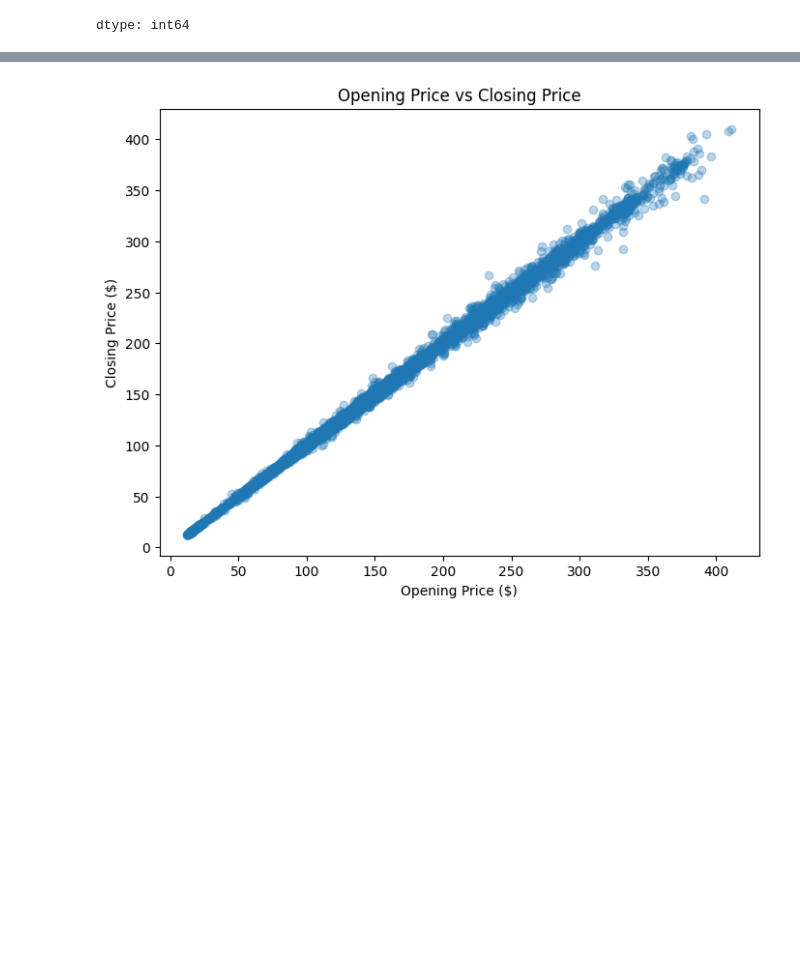
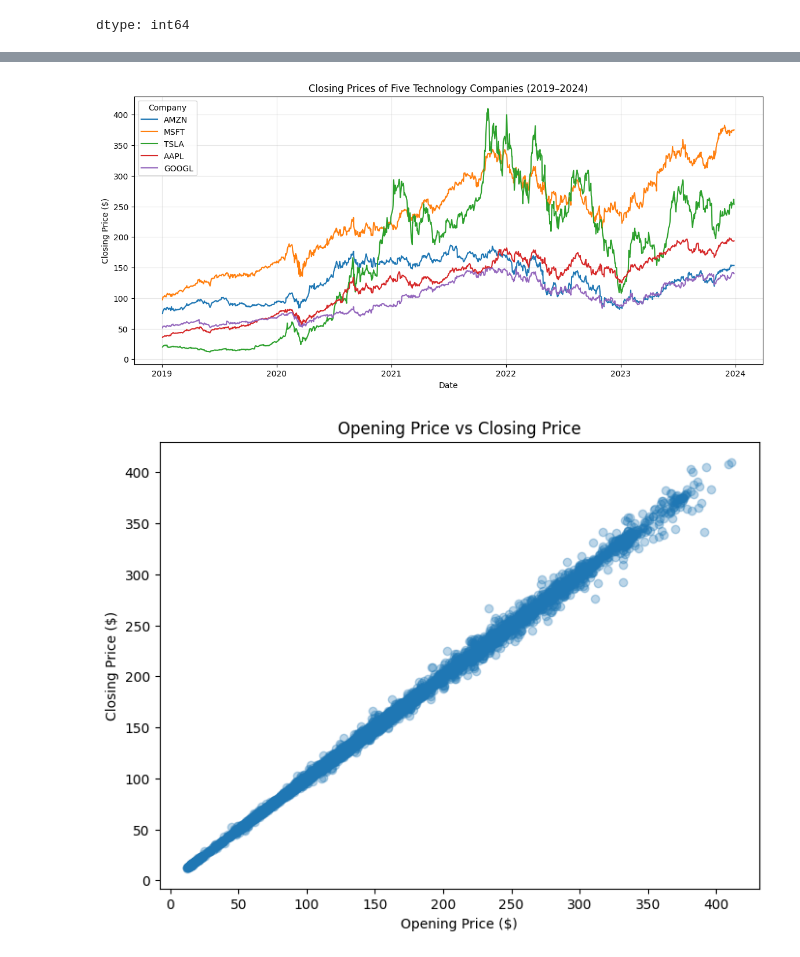
Before and after one commit to Jeffrey-AI-research/Stock-Market-Predictions-AI-Research, a Jupyter notebook: Stock_Market_Predictions_AI_Research_(LR_Revision_2).ipynb, the cells around one changed output, grey strips where cells are left out. Drawn from its saved outputs; the diff is of its cells as text; code cells hidden in the pictures; blank space fills up the shorter version.

```diff
--- a/Stock_Market_Predictions_AI_Research_(LR_Revision_2).ipynb
+++ b/Stock_Market_Predictions_AI_Research_(LR_Revision_2).ipynb
@@ -103,3 +103,20 @@ plt.show()
+# %%
+plt.figure(figsize=(14,6))
+
+for ticker in df["Ticker"].unique():
+    company_data = df[df["Ticker"] == ticker]
+    plt.plot(company_data["Date"], company_data["Close"], label=ticker)
+
+plt.title("Closing Prices of Five Technology Companies (2019–2024)")
+plt.xlabel("Date")
+plt.ylabel("Closing Price ($)")
+plt.legend(title="Company")
+plt.grid(alpha=0.3)
+
+plt.savefig("dataset_closing_prices_over_time.png", dpi=300, bbox_inches="tight")
+plt.show()
+# %% [output]
+[figure, added]
 # %%
 # exploratory data analysis - Open Price vs Closing Price
 
```
Also changed, not shown: parts of 1 cell of this notebook.
